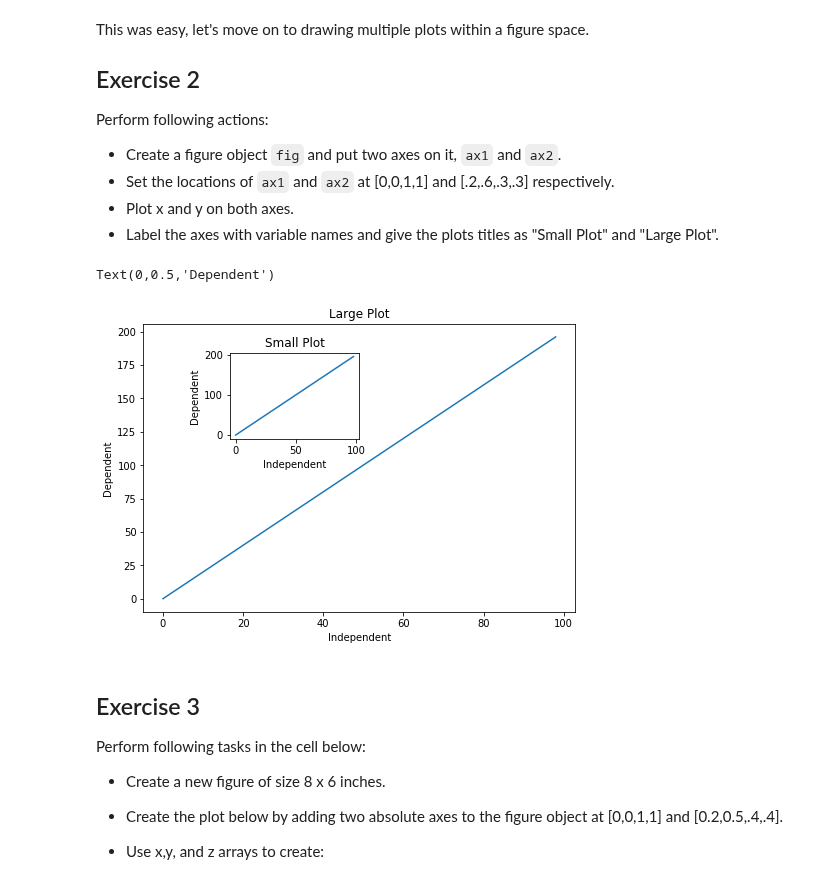
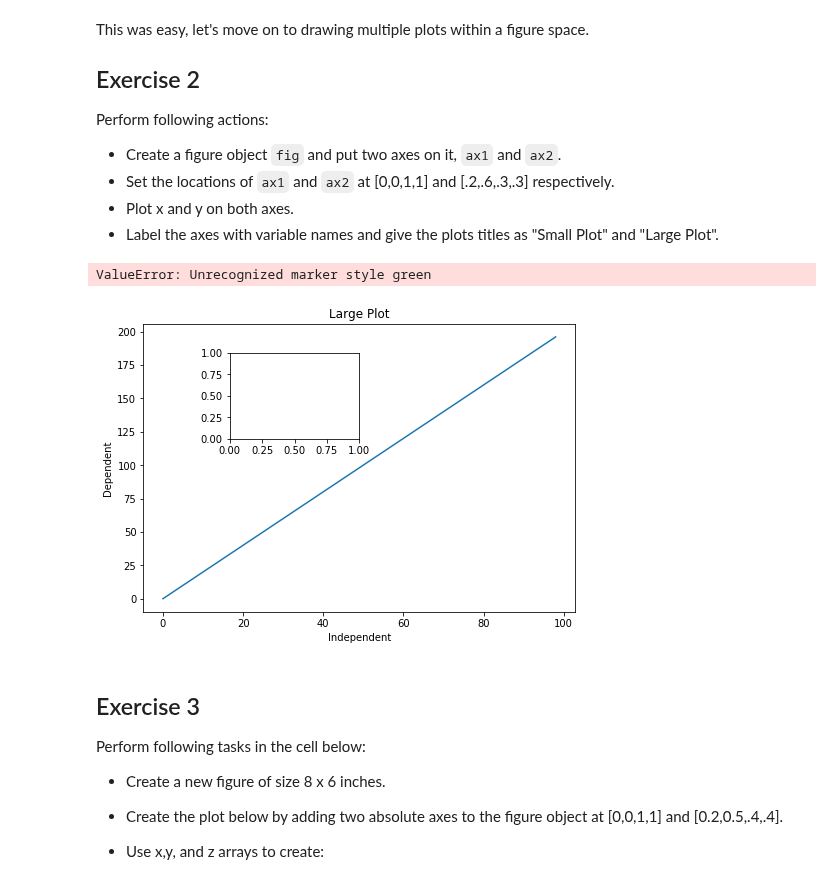
Before and after one commit to MarcSchneider71/ds-matplotlib-intro-lab-nyc-ds-career-012819, a Jupyter notebook: index.ipynb, the cells around one changed output. Saved outputs shown, nothing was run; the diff lists cells and outputs as text; code cells hidden in the pictures.

```diff
--- a/index.ipynb
+++ b/index.ipynb
@@ -97,19 +97,19 @@ Perform following actions:
 # %%
 fig= plt.figure()
 
 ax1= fig.add_axes([0,0,1,1])
 plt.plot(x,y)
 plt.title("Large Plot")
 plt.xlabel('Independent')
 plt.ylabel('Dependent')
 ax2= fig.add_axes([.2,.6,.3,.3])
-plt.plot(x,y, marker = )
+plt.plot(x,y, marker = "green")
 plt.title("Small Plot")
 plt.xlabel('Independent')
 plt.ylabel('Dependent')
 # %% [output]
-Text(0,0.5,'Dependent')
+ValueError: Unrecognized marker style green
-[figure, old version]
+[figure, new version]
 # %% [markdown]
 ## Exercise 3
 
```
